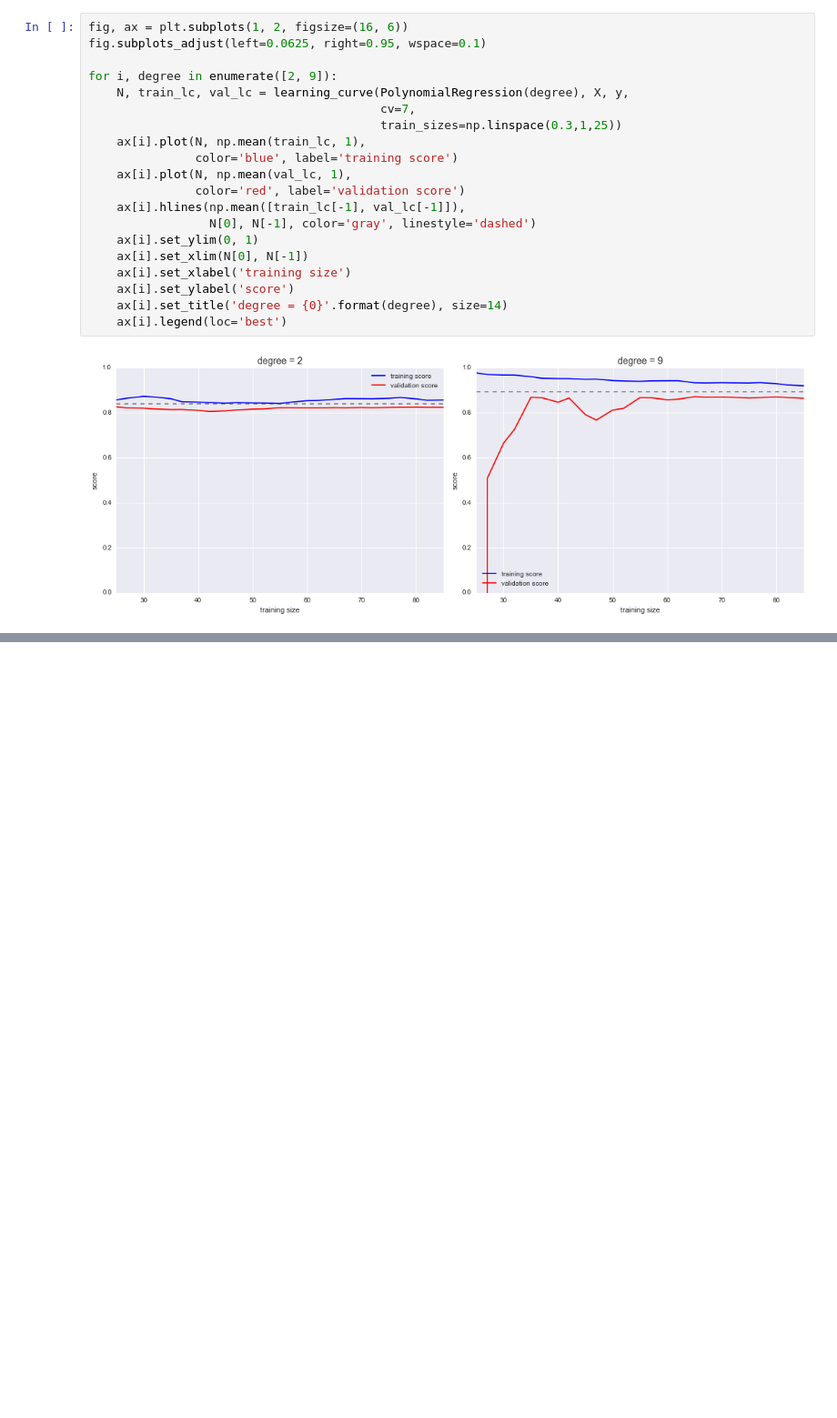
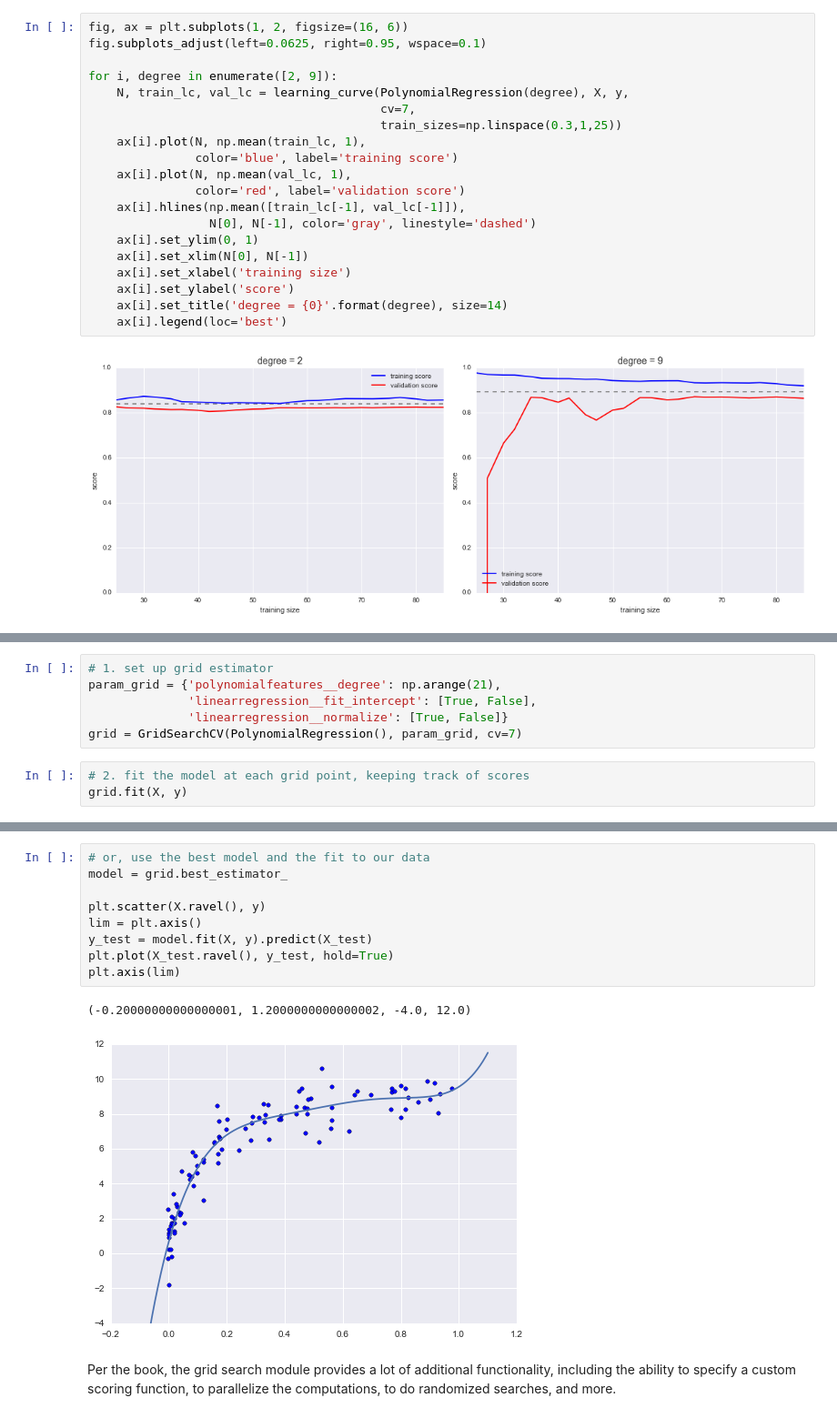
Before and after one commit to aenfield/random, a Jupyter notebook: PDSH-MLExamples.ipynb, the cells around one changed output, grey strips where cells are left out. Shown at 91% size. Cells and saved outputs as stored; diff of their text form; blank space fills up the shorter version.

```diff
--- a/PDSH-MLExamples.ipynb
+++ b/PDSH-MLExamples.ipynb
@@ -843,0 +862,9 @@ TBD enter text from page 569
+# %%
+# 1. set up grid estimator
+param_grid = {'polynomialfeatures__degree': np.arange(21),
+              'linearregression__fit_intercept': [True, False],
+              'linearregression__normalize': [True, False]}
+grid = GridSearchCV(PolynomialRegression(), param_grid, cv=7)
+# %%
+# 2. fit the model at each grid point, keeping track of scores
+grid.fit(X, y)
@@ -843,0 +885,14 @@ TBD enter text from page 569
+# %%
+# or, use the best model and the fit to our data
+model = grid.best_estimator_
+
+plt.scatter(X.ravel(), y)
+lim = plt.axis()
+y_test = model.fit(X, y).predict(X_test)
+plt.plot(X_test.ravel(), y_test, hold=True)
+plt.axis(lim)
+# %% [output]
+(-0.20000000000000001, 1.2000000000000002, -4.0, 12.0)
+[figure, added]
+# %% [markdown]
+Per the book, the grid search module provides a lot of additional functionality, including the ability to specify a custom scoring function, to parallelize the computations, to do randomized searches, and more.
```
Also changed, not shown: parts of 9 cells of this notebook, 1 other file.
